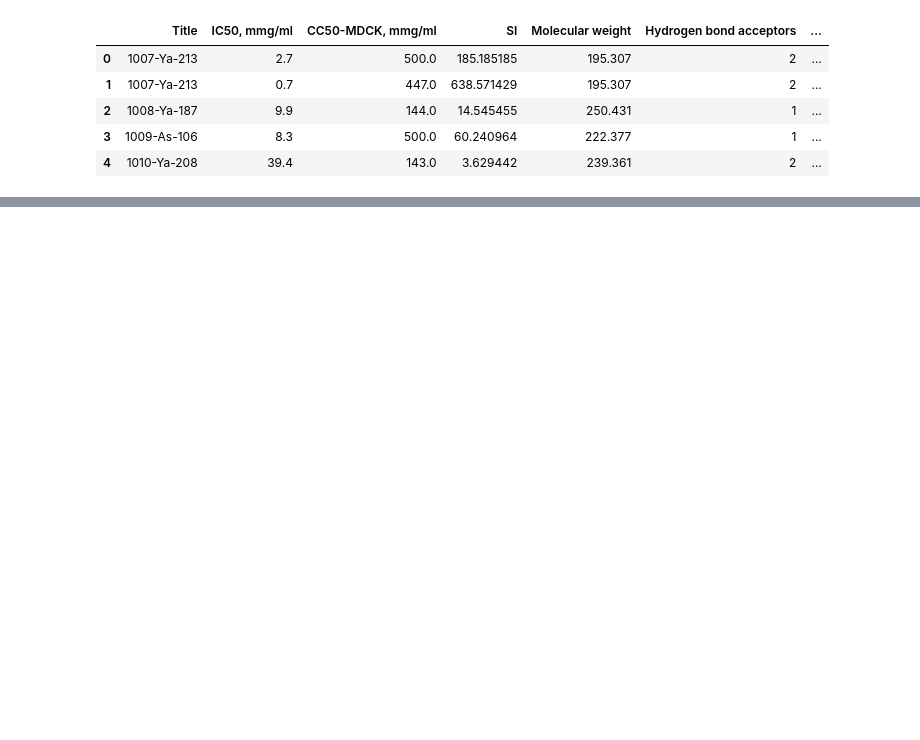
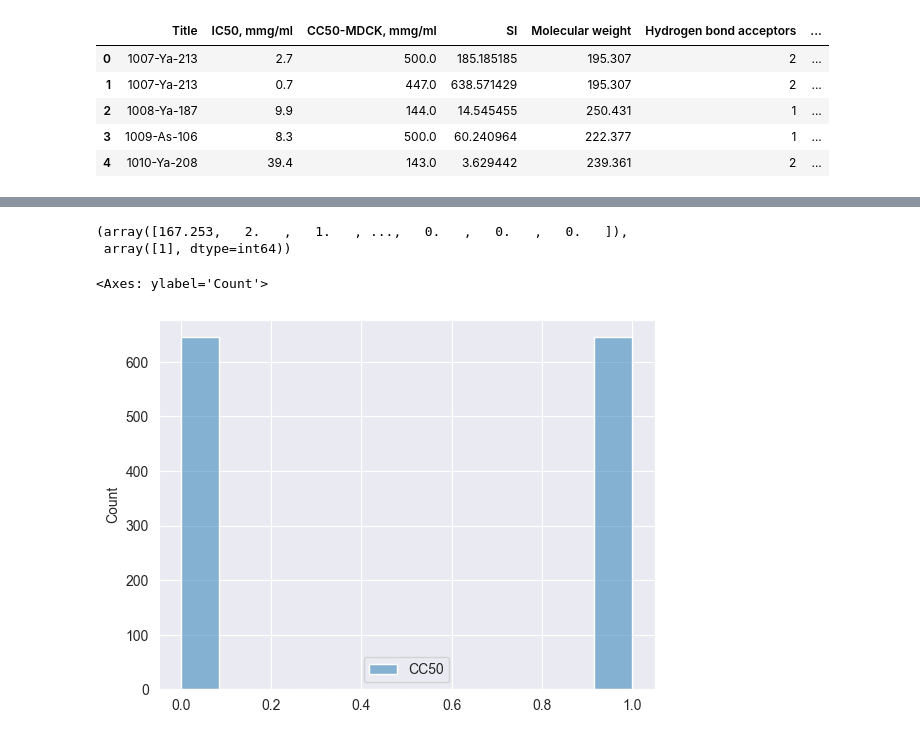
Before and after one commit to Maximrez/Chemical-Prediction, a Jupyter notebook: chem_prediction.ipynb, the cells around one changed output, grey strips where cells are left out. Saved outputs shown, nothing was run; the diff lists cells and outputs as text; code cells hidden in the pictures; blank space fills up the shorter version.

```diff
--- a/chem_prediction.ipynb
+++ b/chem_prediction.ipynb
@@ -94,7 +95,8 @@ class SMILESMolDataset(Dataset):
             self,
             *,
             data: pd.DataFrame,
-            x_columns: typing.List[str],
+            x_columns: typing.Optional[typing.List[str]] = None,
+            delete_x_columns: typing.Optional[typing.List[str]] = None,
             y_columns: typing.List[str],
             x_transform: typing.Optional[typing.Callable] = None,
             y_transform: typing.Optional[typing.Callable] = None,
@@ -102,6 +104,7 @@ class SMILESMolDataset(Dataset):
     ):
         self.data = data
         self.x_columns = x_columns
+        self.delete_x_columns = delete_x_columns
         self.y_columns = y_columns
         self.x_transform = x_transform
         self.y_transform = y_transform
@@ -110,14 +113,25 @@ class SMILESMolDataset(Dataset):
         self._descript_smiles()
         self._separate_data()
 
+    # применяем дескрипторы
     def _descript_smiles(self):
         if self.smiles_descriptors:
             for d in self.smiles_descriptors:
                 d_data = d.descriptor(self.data['SMILES'])
                 self.data = self.data.join(d_data, lsuffix=d.title or '')
 
+    # разделяем данные на x и y
     def _separate_data(self):
-        x = self.data[self.x_columns]
+        x = self.data
+
+        if self.x_columns:
+            x = x[self.x_columns]
+
+        if not self.delete_x_columns:
+            self.delete_x_columns = []
+        self.delete_x_columns += self.y_columns
+        x = x.drop(columns=self.delete_x_columns)
+
         if self.x_transform:
             for column in self.x_columns:
                 x[column] = x[column].apply(self.x_transform)
@@ -129,9 +143,6 @@ class SMILESMolDataset(Dataset):
                 y[column] = y[column].apply(self.y_transform)
         self.y = y
 
-    def columns(self):
-        return self.data.columns
-
     def __len__(self):
         return len(self.data)
 
@@ -168,3 +186,13 @@ train_dataset[1]
+# %%
+train_dataset[1]
+# %% [output]
+(array([167.253,   2.   ,   1.   , ...,   0.   ,   0.   ,   0.   ]),
+ array([1], dtype=int64))
+# %%
+sns.histplot(train_dataset.y)
+# %% [output]
+<Axes: ylabel='Count'>
+[figure, added]
 # %%
 class TrainingModel:
     def __init__(
```
Also changed, not shown: parts of 12 cells of this notebook.
